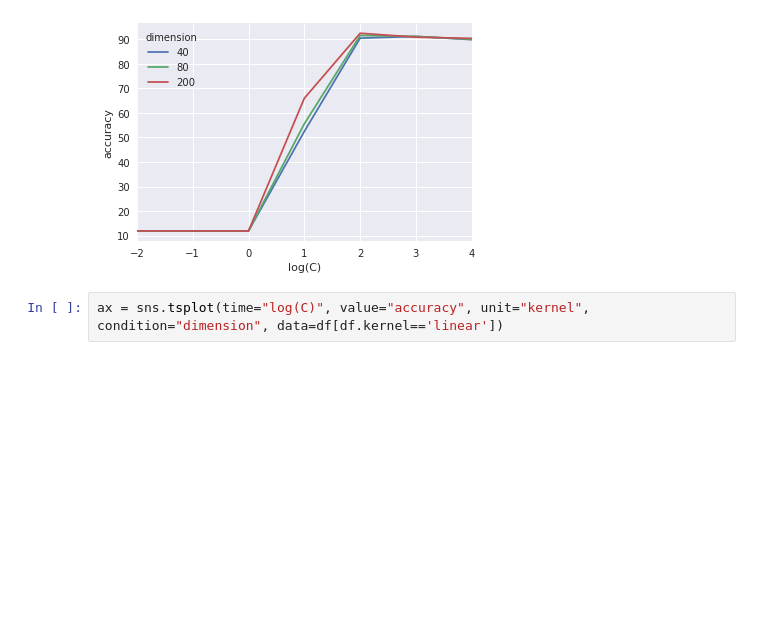
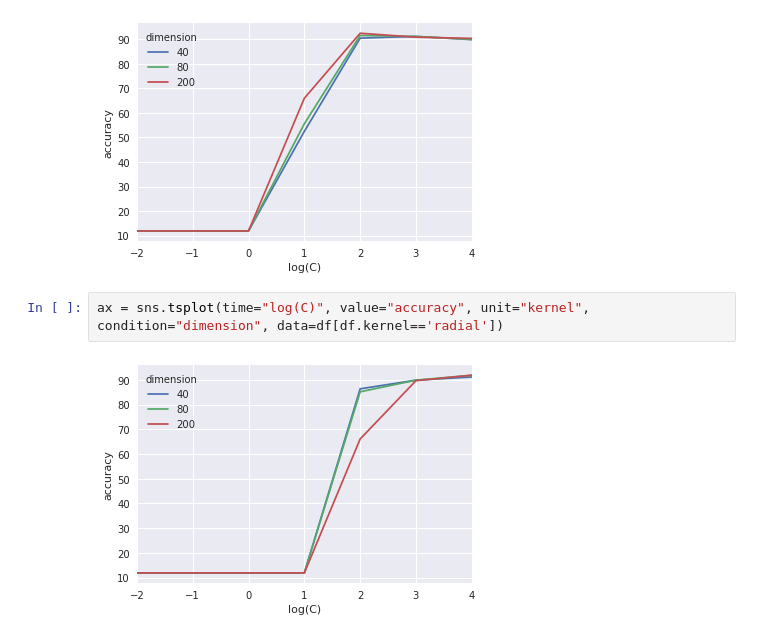
Before and after one commit to zxybazh/PRML-Assignment, a Jupyter notebook: assignment4/src/mnist.ipynb, the cells around one changed output. Drawn from its saved outputs; the diff is of its cells as text; blank space fills up the shorter version.

```diff
--- a/assignment4/src/mnist.ipynb
+++ b/assignment4/src/mnist.ipynb
@@ -431,4 +431,6 @@ ax = sns.tsplot(time="log(C)", value="accuracy", unit="kernel", condition="dimen
 # %% [output]
 [figure]
 # %%
-ax = sns.tsplot(time="log(C)", value="accuracy", unit="kernel", condition="dimension", data=df[df.kernel=='linear'])
+ax = sns.tsplot(time="log(C)", value="accuracy", unit="kernel", condition="dimension", data=df[df.kernel=='radial'])
+# %% [output]
+[figure, added]
```
Also changed, not shown: parts of 3 cells of this notebook.
